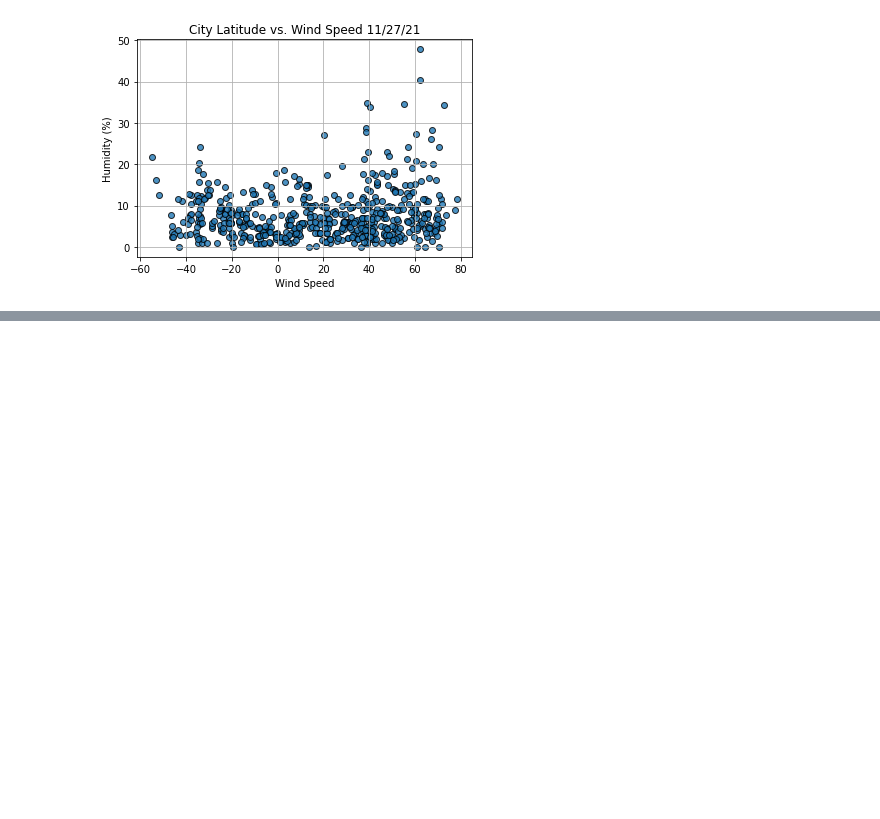
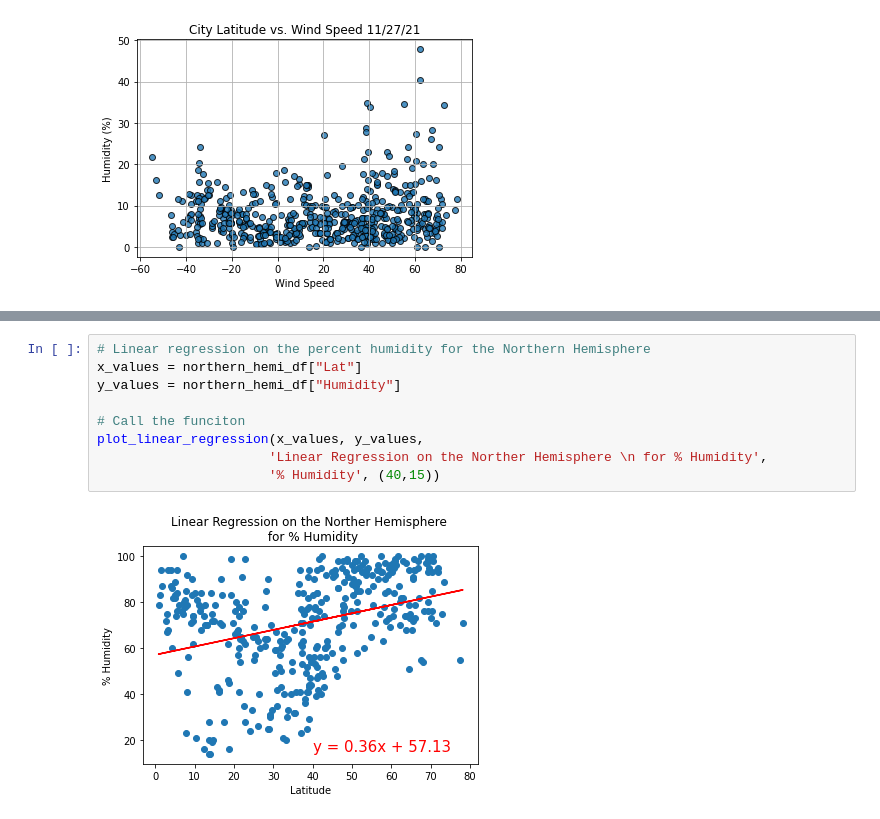
Before and after one commit to Tsoggy/World_Weather_Analysis, a Jupyter notebook: WeatherPy.ipynb, the cells around one changed output, grey strips where cells are left out. Cells and saved outputs as stored; diff of their text form; blank space fills up the shorter version.

```diff
--- a/WeatherPy.ipynb
+++ b/WeatherPy.ipynb
@@ -281,0 +399,11 @@ plt.show()
+# %%
+# Linear regression on the percent humidity for the Northern Hemisphere
+x_values = northern_hemi_df["Lat"]
+y_values = northern_hemi_df["Humidity"]
+
+# Call the funciton
+plot_linear_regression(x_values, y_values,
+                      'Linear Regression on the Norther Hemisphere \n for % Humidity',
+                      '% Humidity', (40,15))
+# %% [output]
+[figure, added]
```
Also changed, not shown: parts of 14 cells of this notebook.
